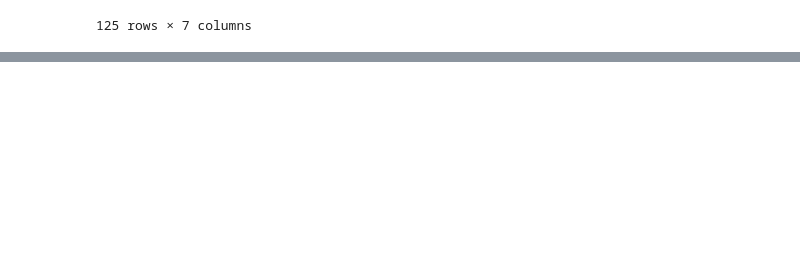
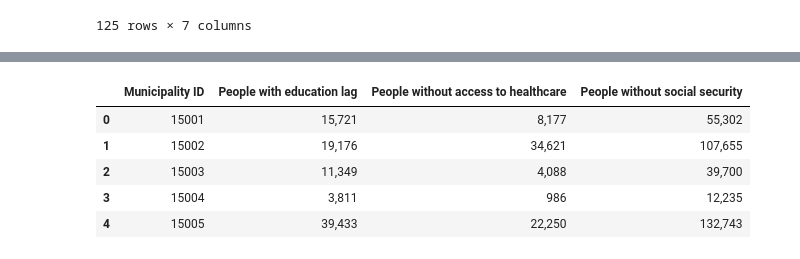
Before and after one commit to JCastilloD/Project-1-Bootcamp, a Jupyter notebook: Data_Retrieval/Municipio Data Extraction.ipynb, the cells around one changed output, grey strips where cells are left out. Drawn from its saved outputs; the diff is of its cells as text; code cells hidden in the pictures; blank space fills up the shorter version.

```diff
--- a/Data_Retrieval/Municipio Data Extraction.ipynb
+++ b/Data_Retrieval/Municipio Data Extraction.ipynb
@@ -49,0 +68,19 @@ poverty_by_municipality_df
+# %%
+povertyindicator = pd.DataFrame(povertyindicators_df)
+new1 = povertyindicator[['Clave de municipio',
+                         'Personas Rezago educativo\n2015',
+                         'Personas Carencia por acceso a los servicios de salud\n2015',
+                         'Personas Carencia por acceso a la seguridad social\n2015']].copy()
+
+new2 = new1.rename(columns={"Clave de municipio": "Municipality ID",
+                            "Personas Rezago educativo\n2015" : "People with education lag",
+                            "Personas Carencia por acceso a los servicios de salud\n2015": "People without access to healthcare",
+                            "Personas Carencia por acceso a la seguridad social\n2015": "People without social security"})
+new2.head()
+# %% [output]
+|  | Municipality ID | People with education lag | People without access to healthcare | People without social security |
+| 0 | 15001 | 15,721 | 8,177 | 55,302 |
+| 1 | 15002 | 19,176 | 34,621 | 107,655 |
+| 2 | 15003 | 11,349 | 4,088 | 39,700 |
+| 3 | 15004 | 3,811 | 986 | 12,235 |
+| 4 | 15005 | 39,433 | 22,250 | 132,743 |
```
Also changed, not shown: parts of 4 cells of this notebook.
